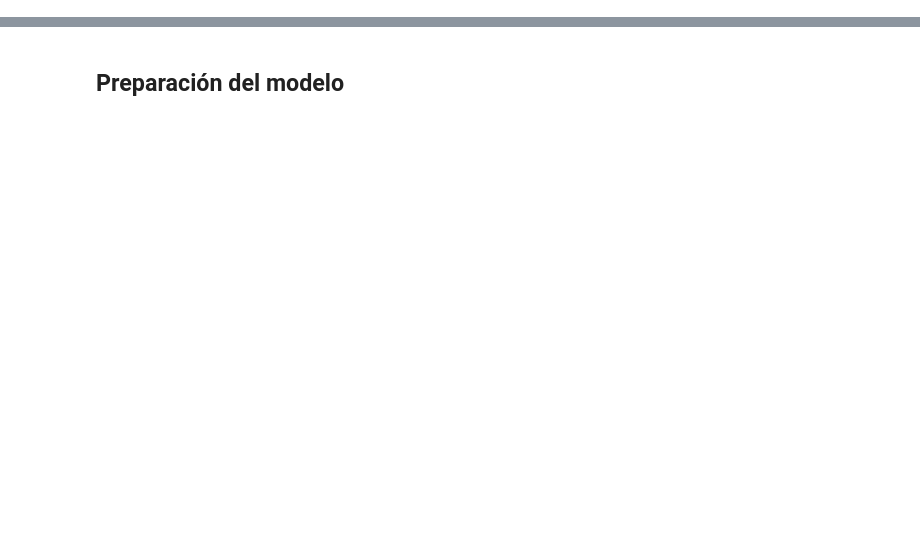
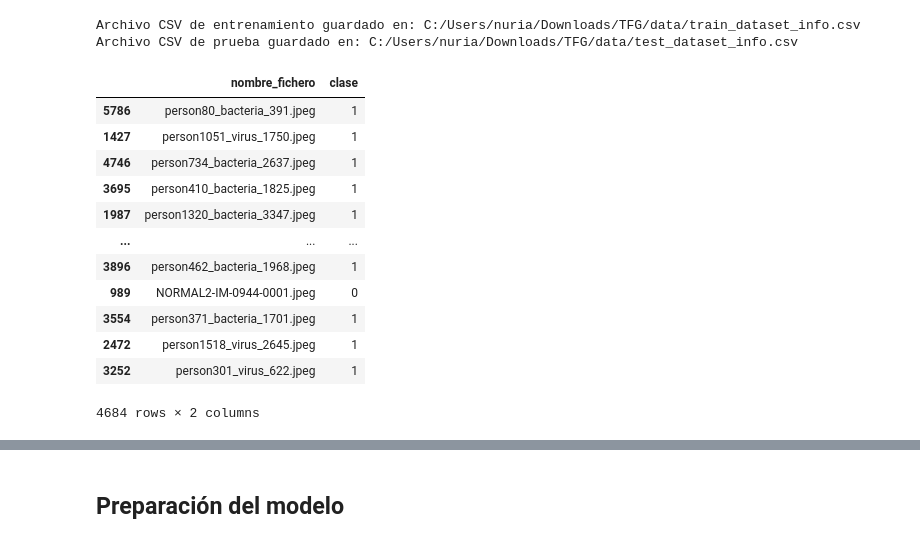
Before and after one commit to NuriaMartinez/TFG-Numonia-RedesNeuronales, a Jupyter notebook: codigo/redes neuronales - neumonia.ipynb, the cells around one changed output, grey strips where cells are left out. Cells and saved outputs as stored; diff of their text form; code cells hidden in the pictures; blank space fills up the shorter version.

```diff
--- a/codigo/redes neuronales - neumonia.ipynb
+++ b/codigo/redes neuronales - neumonia.ipynb
@@ -0,0 +75,44 @@
+# %%
+'''
+A partir del csv anterior y, con ayuda de la función train_test_split de skitlearn de debe dividir el csv anterior en dos
+subgrupos de train y test en proporción 80, 20 para poder usar el 80% de las imágenes para train y el 20% para test.
+También se emplea el parámetro stratify para que también exista una proporción de clases en cada uno de los grupos.
+Posteriormente se deberá dividir el conjunto de train en 2 para obtener así el subconjunto de validación.
+'''
+
+import pandas as pd
+from sklearn.model_selection import train_test_split
+
+# se emplea train_test_split para dividir el dataset en train (80%) y test (20%)
+# random_state=42 se emplea para que cada vez que se ejecute el código, se obtenga la misma división de datos. El valor 42 es un valor que se usa
+# comunmente en este caso pero se puede emplear cualquie otro valor entero
+# stratify se emplea para agrupar de manera proporcional las clases neumonia y normal en los distintos dataframes
+train_df, test_df = train_test_split(df_todas, test_size=0.2, stratify=df_todas['clase'], random_state=42)
+
+# Se guardan los nuevos conjuntos de datos en archivos CSV
+ruta_train_csv = 'C:/Users/nuria/Downloads/TFG/data/train_dataset_info.csv' #cambiar ruta en caso necesario (lo ultimo es el nombre del nuevo)
+ruta_test_csv = 'C:/Users/nuria/Downloads/TFG/data/test_dataset_info.csv' #cambiar ruta en caso necesario (lo ultimo es el nombre del nuevo)
+train_df.to_csv(ruta_train_csv, index=False)
+test_df.to_csv(ruta_test_csv, index=False)
+
+print(f'Archivo CSV de entrenamiento guardado en: {ruta_train_csv}')
+print(f'Archivo CSV de prueba guardado en: {ruta_test_csv}')
+# %% [output]
+Archivo CSV de entrenamiento guardado en: C:/Users/nuria/Downloads/TFG/data/train_dataset_info.csv
+Archivo CSV de prueba guardado en: C:/Users/nuria/Downloads/TFG/data/test_dataset_info.csv
+# %%
+train_df
+# %% [output]
+|  | nombre_fichero | clase |
+| 5786 | person80_bacteria_391.jpeg | 1 |
+| 1427 | person1051_virus_1750.jpeg | 1 |
+| 4746 | person734_bacteria_2637.jpeg | 1 |
+| 3695 | person410_bacteria_1825.jpeg | 1 |
+| 1987 | person1320_bacteria_3347.jpeg | 1 |
+| ... | ... | ... |
+| 3896 | person462_bacteria_1968.jpeg | 1 |
+| 989 | NORMAL2-IM-0944-0001.jpeg | 0 |
+| 3554 | person371_bacteria_1701.jpeg | 1 |
+| 2472 | person1518_virus_2645.jpeg | 1 |
+| 3252 | person301_virus_622.jpeg | 1 |
+4684 rows × 2 columns
```
Also changed, not shown: parts of 86 cells of this notebook, 3 other files.
